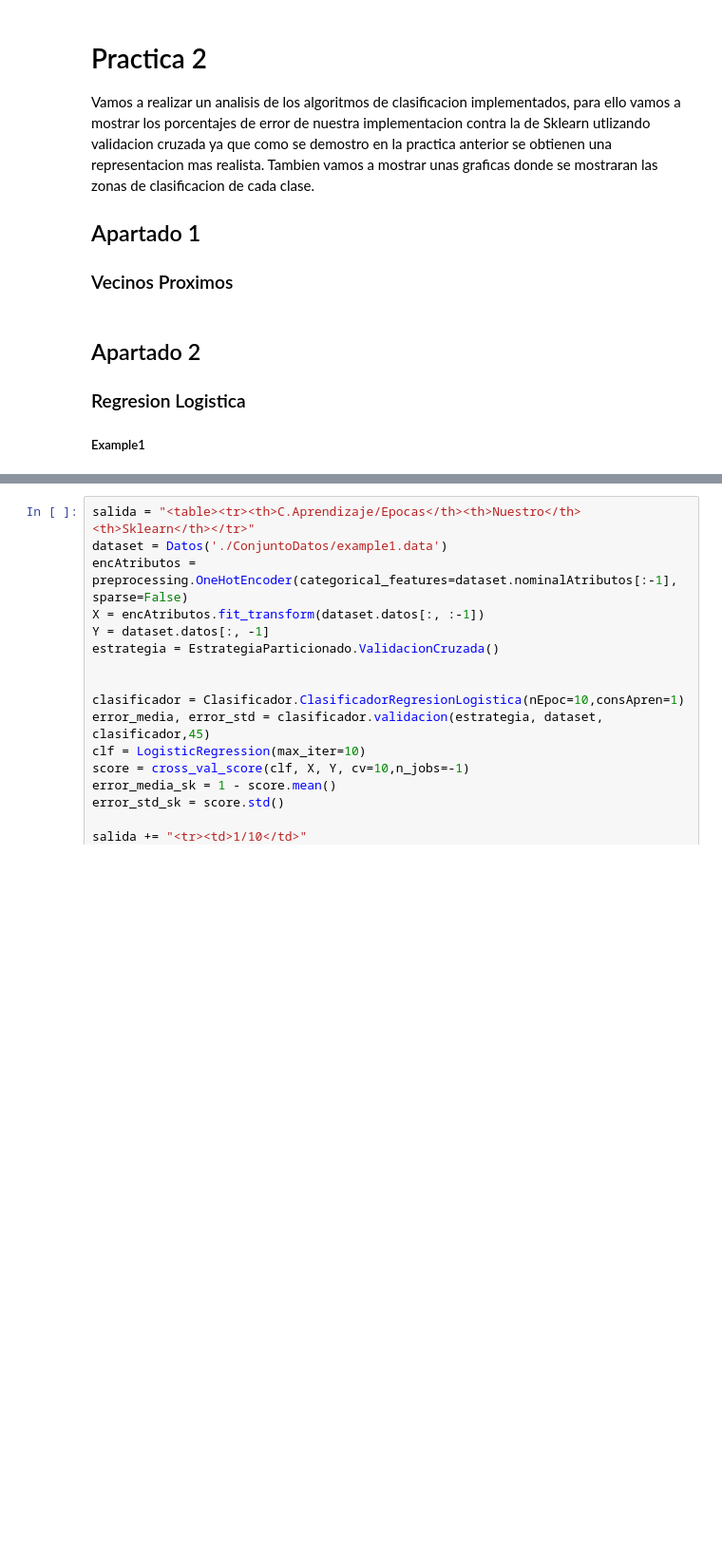
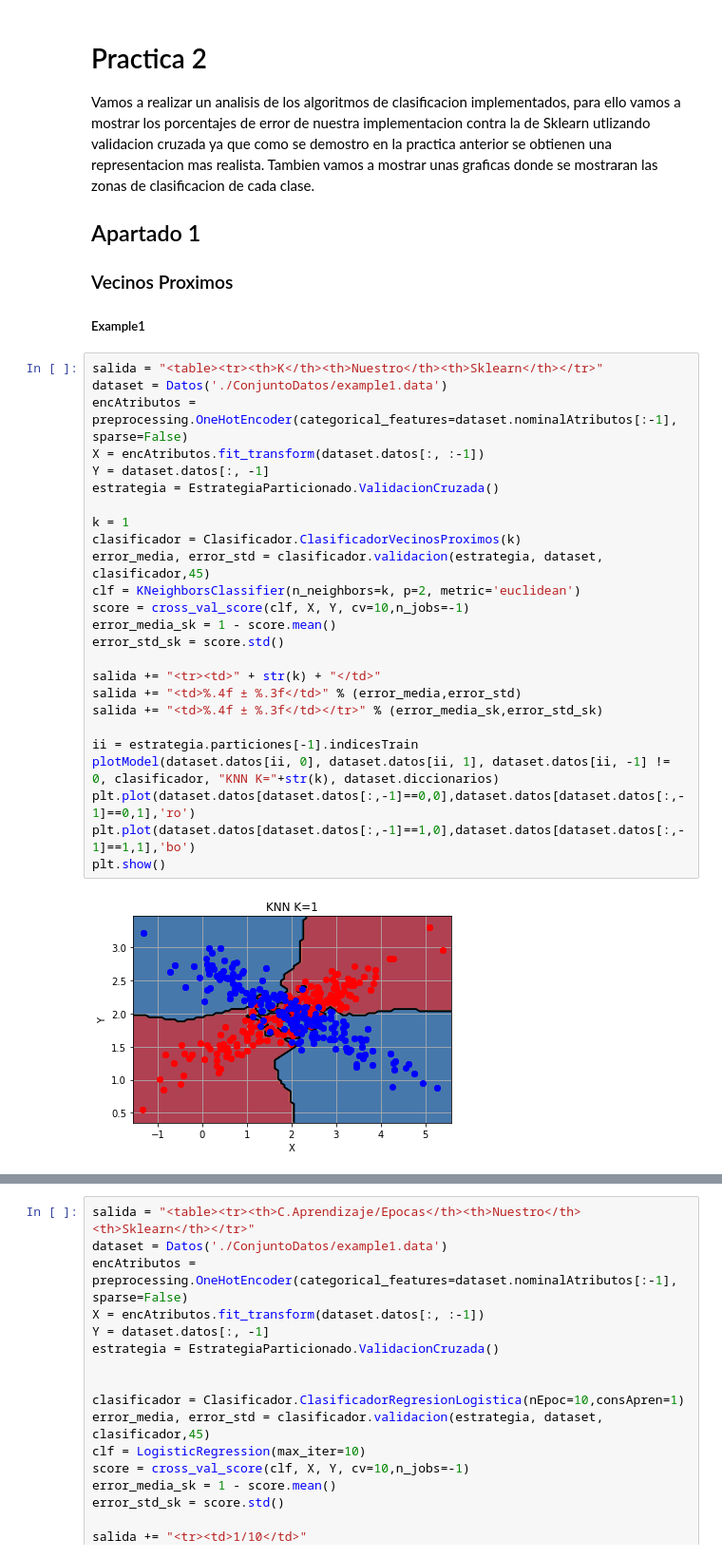
Before and after one commit to Yyandrakk/FAA_practicas, a Jupyter notebook: FAAP2_1461_10/notebook_p2.ipynb, the cells around one changed output, grey strips where cells are left out. Shown at 95% size. Cells and saved outputs as stored; diff of their text form; blank space fills up the shorter version.

```diff
--- a/FAAP2_1461_10/notebook_p2.ipynb
+++ b/FAAP2_1461_10/notebook_p2.ipynb
@@ -20,9 +21,32 @@ Vamos a realizar un analisis de los algoritmos de clasificacion implementados, p
 ## Apartado 1
 
 ### Vecinos Proximos
+
+##### Example1
-# %% [markdown]
-## Apartado 2
-
-### Regresion Logistica
-
-##### Example1
+# %%
+salida = "<table><tr><th>K</th><th>Nuestro</th><th>Sklearn</th></tr>"
+dataset = Datos('./ConjuntoDatos/example1.data')
+encAtributos = preprocessing.OneHotEncoder(categorical_features=dataset.nominalAtributos[:-1], sparse=False)
+X = encAtributos.fit_transform(dataset.datos[:, :-1])
+Y = dataset.datos[:, -1]
+estrategia = EstrategiaParticionado.ValidacionCruzada()
+
+k = 1
+clasificador = Clasificador.ClasificadorVecinosProximos(k)
+error_media, error_std = clasificador.validacion(estrategia, dataset, clasificador,45)
+clf = KNeighborsClassifier(n_neighbors=k, p=2, metric='euclidean')
+score = cross_val_score(clf, X, Y, cv=10,n_jobs=-1)
+error_media_sk = 1 - score.mean()
+error_std_sk = score.std()
+
+salida += "<tr><td>" + str(k) + "</td>"
+salida += "<td>%.4f ± %.3f</td>" % (error_media,error_std)
+salida += "<td>%.4f ± %.3f</td></tr>" % (error_media_sk,error_std_sk)
+
+ii = estrategia.particiones[-1].indicesTrain
+plotModel(dataset.datos[ii, 0], dataset.datos[ii, 1], dataset.datos[ii, -1] != 0, clasificador, "KNN K="+str(k), dataset.diccionarios)
+plt.plot(dataset.datos[dataset.datos[:,-1]==0,0],dataset.datos[dataset.datos[:,-1]==0,1],'ro')
+plt.plot(dataset.datos[dataset.datos[:,-1]==1,0],dataset.datos[dataset.datos[:,-1]==1,1],'bo')
+plt.show()
+# %% [output]
+[figure, added]
```
Also changed, not shown: parts of 57 cells of this notebook, 14 other files.
